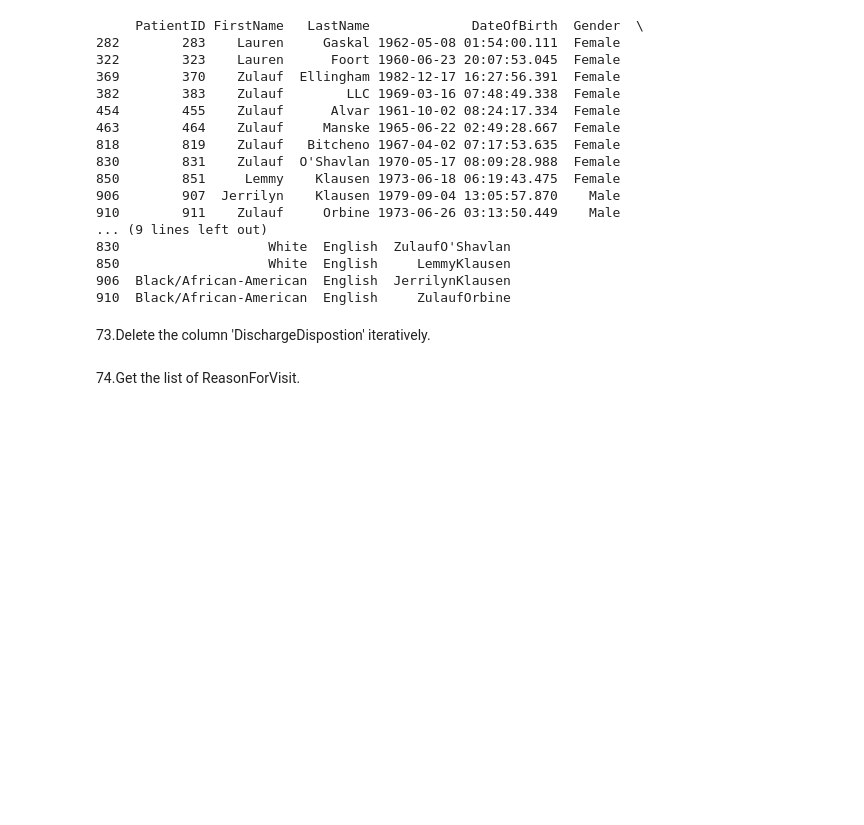
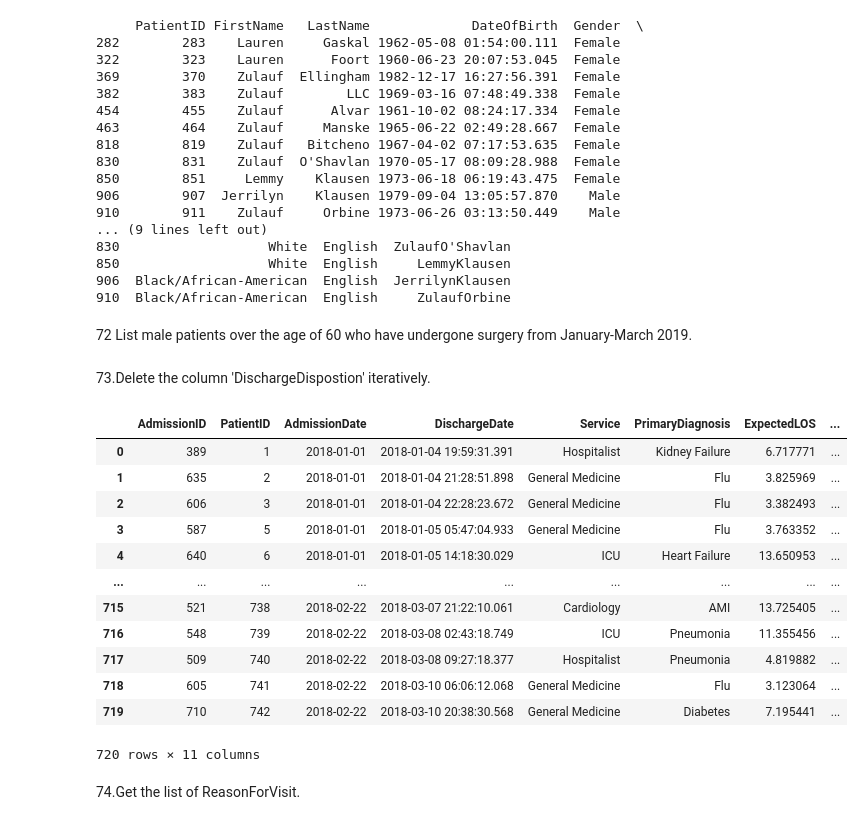
Before and after one commit to ArchanaDevaraju/python-warriors, a Jupyter notebook: Python Warriors-Divya .ipynb, the cells around one changed output. Saved outputs shown, nothing was run; the diff lists cells and outputs as text; code cells hidden in the pictures; blank space fills up the shorter version.

```diff
--- a/Python Warriors-Divya .ipynb
+++ b/Python Warriors-Divya .ipynb
@@ -321,8 +492,30 @@ print(df)
 850                   White  English     LemmyKlausen
 906  Black/African-American  English  JerrilynKlausen
 910  Black/African-American  English     ZulaufOrbine
+# %% [markdown]
+72	List male patients over the age of 60 who have undergone surgery from January-March 2019.
 # %% [markdown]
 73.Delete the column 'DischargeDispostion' iteratively.
+# %%
+df = df_RR  #temp storing df_RR in df
+column = df.columns.tolist()  #adding columns to list
+for i in column :
+    if i == "DischargeDisposition" :df.pop(i)
+df
+# %% [output]
+|  | AdmissionID | PatientID | AdmissionDate | DischargeDate | Service | PrimaryDiagnosis | ExpectedLOS | ... |
+| 0 | 389 | 1 | 2018-01-01 | 2018-01-04 19:59:31.391 | Hospitalist | Kidney Failure | 6.717771 | ... |
+| 1 | 635 | 2 | 2018-01-01 | 2018-01-04 21:28:51.898 | General Medicine | Flu | 3.825969 | ... |
+| 2 | 606 | 3 | 2018-01-01 | 2018-01-04 22:28:23.672 | General Medicine | Flu | 3.382493 | ... |
+| 3 | 587 | 5 | 2018-01-01 | 2018-01-05 05:47:04.933 | General Medicine | Flu | 3.763352 | ... |
+| 4 | 640 | 6 | 2018-01-01 | 2018-01-05 14:18:30.029 | ICU | Heart Failure | 13.650953 | ... |
+| ... | ... | ... | ... | ... | ... | ... | ... | ... |
+| 715 | 521 | 738 | 2018-02-22 | 2018-03-07 21:22:10.061 | Cardiology | AMI | 13.725405 | ... |
+| 716 | 548 | 739 | 2018-02-22 | 2018-03-08 02:43:18.749 | ICU | Pneumonia | 11.355456 | ... |
+| 717 | 509 | 740 | 2018-02-22 | 2018-03-08 09:27:18.377 | Hospitalist | Pneumonia | 4.819882 | ... |
+| 718 | 605 | 741 | 2018-02-22 | 2018-03-10 06:06:12.068 | General Medicine | Flu | 3.123064 | ... |
+| 719 | 710 | 742 | 2018-02-22 | 2018-03-10 20:38:30.568 | General Medicine | Diabetes | 7.195441 | ... |
+720 rows × 11 columns
 # %% [markdown]
 74.Get the list of ReasonForVisit.
 # %%
```
Also changed, not shown: parts of 30 cells of this notebook.
